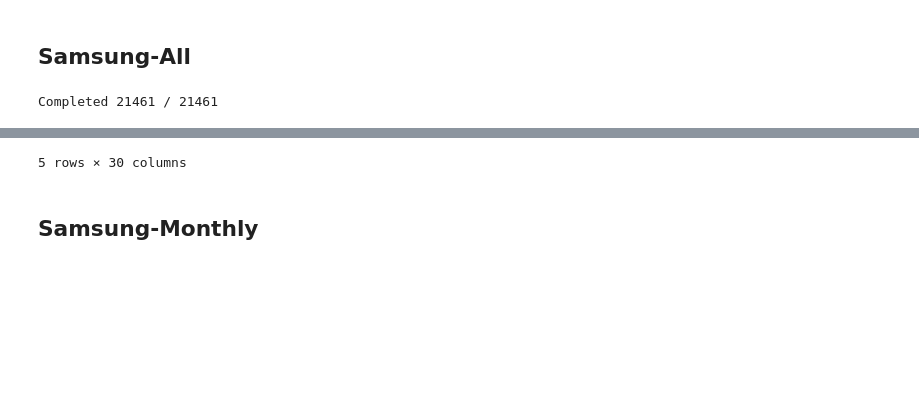
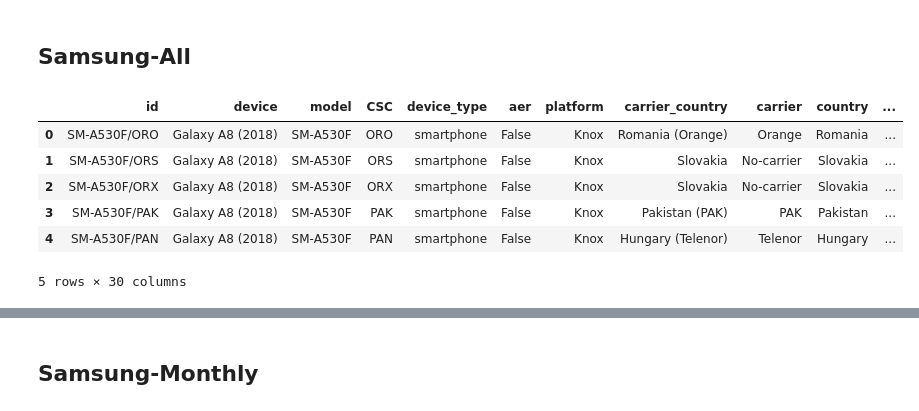
Before and after one commit to cslfiu/Android-Security-Updates, a Jupyter notebook: Code/Factor Analysis.ipynb, the cells around one changed output, grey strips where cells are left out. Cells and saved outputs as stored; diff of their text form; code cells hidden in the pictures; blank space fills up the shorter version.

```diff
--- a/Code/Factor Analysis.ipynb
+++ b/Code/Factor Analysis.ipynb
@@ -9,5 +10,21 @@ import matplotlib.dates as mdates
 # %% [markdown]
 # 0. Load Data
+# %%
+output_dir = '../Data/Samsung/samsung-security-updates'
+
+# List to hold dataframes
+dfs = []
+
+# List all CSVs in the directory
+csv_files = [f for f in os.listdir(output_dir) if f.endswith('.csv')]
+
+# Iterate over each file with progress bar
+for file in tqdm(csv_files, desc="Loading CSVs"):
+    # Read the CSV and append to the list
+    dfs.append(pd.read_csv(f"{output_dir}/{file}"))
+
+# Concatenate all dataframes in the list
+df_samsung = pd.concat(dfs, ignore_index=True)
 # %% [markdown]
 ## Samsung-All
 # %%
@@ -16,7 +33,6 @@ import datetime
 import matplotlib.dates as mdates
 import numpy as np
 
-df_samsung = pd.read_csv('../Data/Samsung/Samsung-security-updates-history_all_v3.csv')
 df_knox_models = pd.read_csv('../Data/Samsung/knox-models-all.csv')
 df_csc = pd.read_csv('../Data/Samsung/CSC-list.csv')
 
@@ -25,9 +41,12 @@ df_samsung["release_date"] = df_samsung["release_date"].astype("datetime64")
 
 
 d = []
-counter = 0
+unique_ids = df_samsung['id'].unique()
 
-for i in df_samsung['id'].unique():
+# Wrap the loop with tqdm for progress bar
+pbar = tqdm(unique_ids, desc="Processing Records", dynamic_ncols=True)
+
+for idx, i in enumerate(pbar):
 
     #get the model and CSC code from the unique pair id
     [model,CSC] = i.split('/')
@@ -133,33 +152,37 @@ for i in df_samsung['id'].unique():
              'carrier': carrier,
              'country': country,
              'iso_code': iso_code,
              'region': region,
              'subregion': subregion,
              'android_versions': android_versions,
              'android_versions_str': ','.join(android_versions),
              'android_versions_count': len(android_versions),
              'first_OS': first_OS,
              'last_OS': last_OS,
              'first_SPL': first_SPL,
              'last_SPL': last_SPL,
              'SPL_duration': SPL_duration,
              'release_date_duration': release_date_duration,
              'SPL_count': SPL_count,
              'release_count': release_count,
              'SPL_freq': SPL_freq,
              'avg_release_freq': avg_release_freq,
              'first_release_date': first_release_date,
              'last_release_date': last_release_date,
              'avg_release_delay': avg_release_delay,
              'url': url})
 
-    counter = counter + 1
-    print('Completed {} / {}'.format(counter,len(df_samsung['id'].unique())), end='\r')
 
 df_final_samsung = pd.DataFrame(d)
 
 df_final_samsung.to_csv('../Data/Samsung/Samsung_security_updates_history_features.csv',index=False)
 
 df_final_samsung.head()
 # %% [output]
+|  | id | device | model | CSC | device_type | aer | platform | carrier_country | carrier | country | ... |
+| 0 | SM-A530F/ORO | Galaxy A8 (2018) | SM-A530F | ORO | smartphone | False | Knox | Romania (Orange) | Orange | Romania | ... |
+| 1 | SM-A530F/ORS | Galaxy A8 (2018) | SM-A530F | ORS | smartphone | False | Knox | Slovakia | No-carrier | Slovakia | ... |
+| 2 | SM-A530F/ORX | Galaxy A8 (2018) | SM-A530F | ORX | smartphone | False | Knox | Slovakia | No-carrier | Slovakia | ... |
+| 3 | SM-A530F/PAK | Galaxy A8 (2018) | SM-A530F | PAK | smartphone | False | Knox | Pakistan (PAK) | PAK | Pakistan | ... |
+| 4 | SM-A530F/PAN | Galaxy A8 (2018) | SM-A530F | PAN | smartphone | False | Knox | Hungary (Telenor) | Telenor | Hungary | ... |
-Completed 21461 / 21461
+5 rows × 30 columns
@@ -172,3 +189,2 @@ Completed 21461 / 21461
-5 rows × 30 columns
 # %% [markdown]
 ## Samsung-Monthly
```
Also changed, not shown: parts of 8 cells of this notebook, 1 other file.
